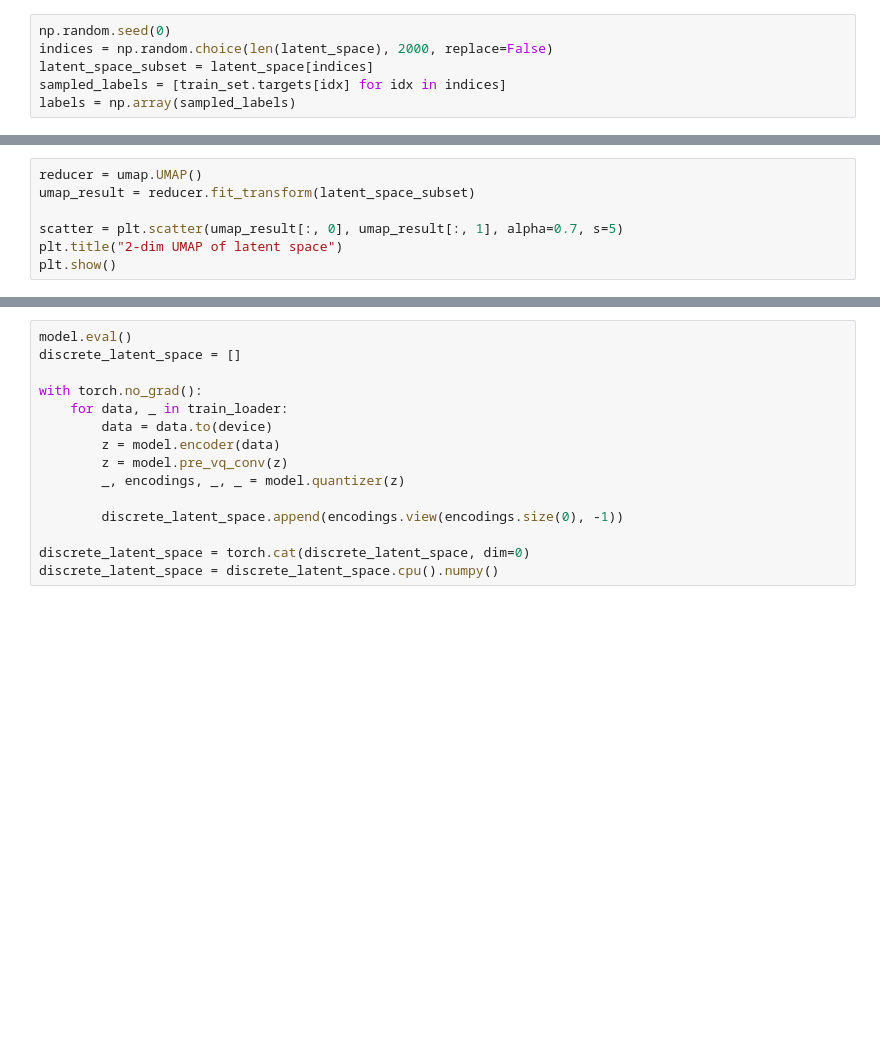
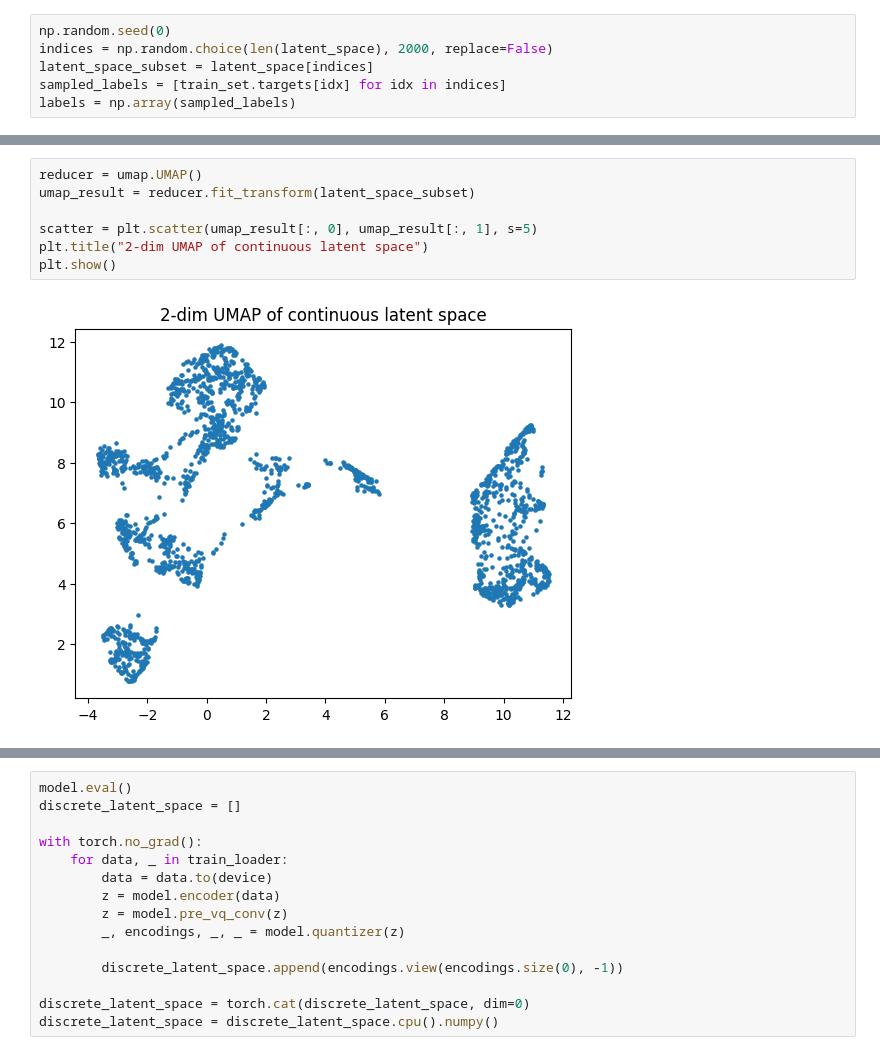
Before and after one commit to GLorenzo679/ROB313-Homework1, a Jupyter notebook: homework1.ipynb, the cells around one changed output, grey strips where cells are left out. Cells and saved outputs as stored; diff of their text form; blank space fills up the shorter version.

```diff
--- a/homework1.ipynb
+++ b/homework1.ipynb
@@ -557,10 +608,12 @@ plt.show()
 # %%
 reducer = umap.UMAP()
 umap_result = reducer.fit_transform(latent_space_subset)
 
-scatter = plt.scatter(umap_result[:, 0], umap_result[:, 1], alpha=0.7, s=5)
-plt.title("2-dim UMAP of latent space")
+scatter = plt.scatter(umap_result[:, 0], umap_result[:, 1], s=5)
+plt.title("2-dim UMAP of continuous latent space")
 plt.show()
+# %% [output]
+[figure, added]
 # %%
 tsne = TSNE(n_components=2)
 tsne_result = tsne.fit_transform(latent_space_subset)
```
Also changed, not shown: parts of 22 cells of this notebook.
